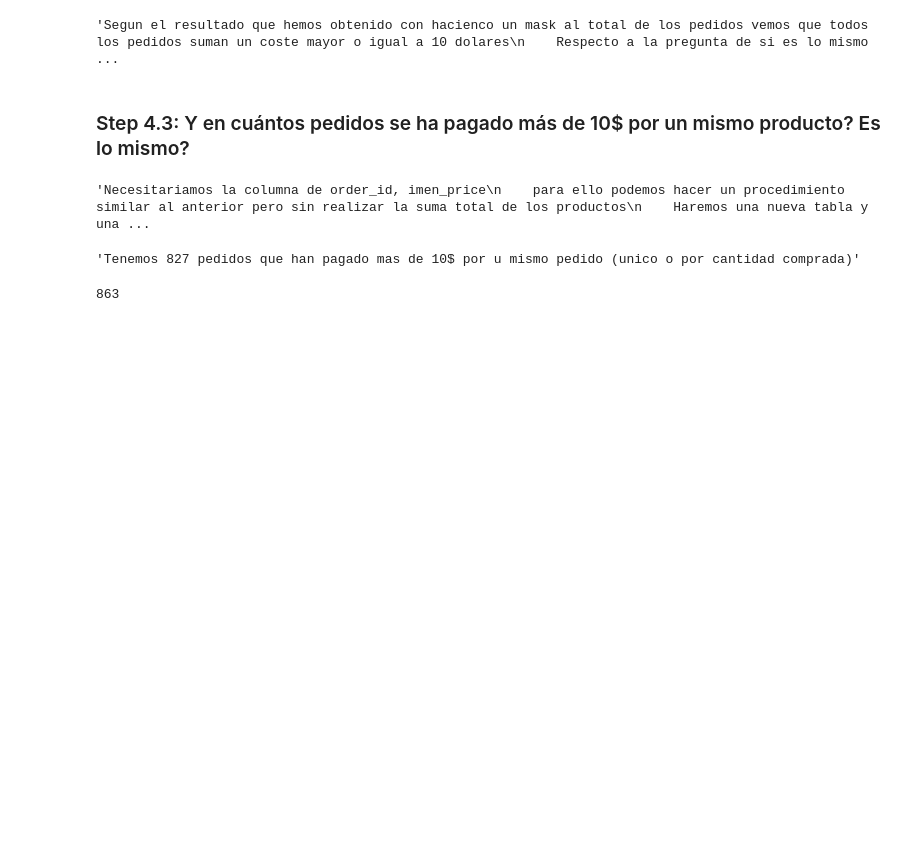
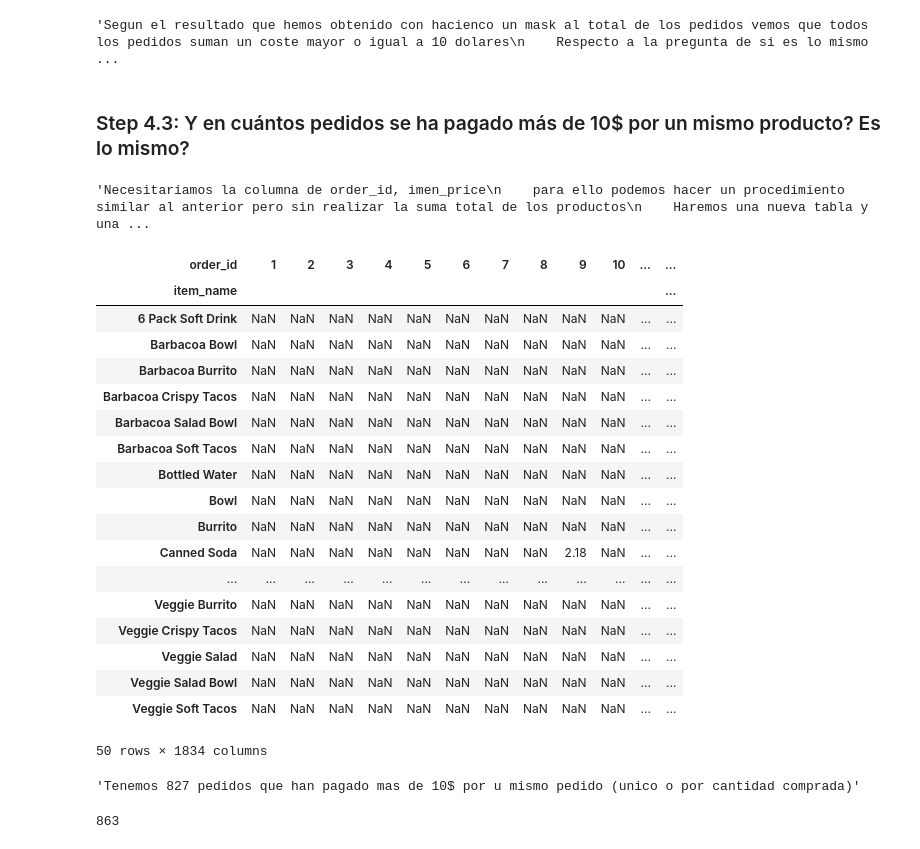
Before and after one commit to IreneAP19/2411_dsft_thebridge, a Jupyter notebook: 2-Data-Analysis/2-Pandas/Practica/1-Chipotle/Chipotle Irene.ipynb, the cells around one changed output. Cells and saved outputs as stored; diff of their text form; code cells hidden in the pictures; blank space fills up the shorter version.

```diff
--- a/2-Data-Analysis/2-Pandas/Practica/1-Chipotle/Chipotle Irene.ipynb
+++ b/2-Data-Analysis/2-Pandas/Practica/1-Chipotle/Chipotle Irene.ipynb
@@ -168,7 +168,28 @@ chipo["item_price"] = chipo["item_price"].replace("[\\$]","",regex=True).astype(
 # %%
 
 produc_ord_prec =chipo.pivot_table(index="item_name",columns="order_id",values="item_price")
 #de esta forma tendriamos una tabla completa con el nombre de producto en el eje 0 y las ordenes en el eje 1 llena con los precios de los productos
 #pedidos en cada orden (Nan en los que no se pidan) y luego tendriamos que hacer una suma de cada columna(orden de pedido)
+produc_ord_prec
+# %% [output]
+| order_id | 1 | 2 | 3 | 4 | 5 | 6 | 7 | 8 | 9 | 10 | ... | ... |
+| item_name |  |  |  |  |  |  |  |  |  |  |  | ... |
+| 6 Pack Soft Drink | NaN | NaN | NaN | NaN | NaN | NaN | NaN | NaN | NaN | NaN | ... | ... |
+| Barbacoa Bowl | NaN | NaN | NaN | NaN | NaN | NaN | NaN | NaN | NaN | NaN | ... | ... |
+| Barbacoa Burrito | NaN | NaN | NaN | NaN | NaN | NaN | NaN | NaN | NaN | NaN | ... | ... |
+| Barbacoa Crispy Tacos | NaN | NaN | NaN | NaN | NaN | NaN | NaN | NaN | NaN | NaN | ... | ... |
+| Barbacoa Salad Bowl | NaN | NaN | NaN | NaN | NaN | NaN | NaN | NaN | NaN | NaN | ... | ... |
+| Barbacoa Soft Tacos | NaN | NaN | NaN | NaN | NaN | NaN | NaN | NaN | NaN | NaN | ... | ... |
+| Bottled Water | NaN | NaN | NaN | NaN | NaN | NaN | NaN | NaN | NaN | NaN | ... | ... |
+| Bowl | NaN | NaN | NaN | NaN | NaN | NaN | NaN | NaN | NaN | NaN | ... | ... |
+| Burrito | NaN | NaN | NaN | NaN | NaN | NaN | NaN | NaN | NaN | NaN | ... | ... |
+| Canned Soda | NaN | NaN | NaN | NaN | NaN | NaN | NaN | NaN | 2.18 | NaN | ... | ... |
+| ... | ... | ... | ... | ... | ... | ... | ... | ... | ... | ... | ... | ... |
+| Veggie Burrito | NaN | NaN | NaN | NaN | NaN | NaN | NaN | NaN | NaN | NaN | ... | ... |
+| Veggie Crispy Tacos | NaN | NaN | NaN | NaN | NaN | NaN | NaN | NaN | NaN | NaN | ... | ... |
+| Veggie Salad | NaN | NaN | NaN | NaN | NaN | NaN | NaN | NaN | NaN | NaN | ... | ... |
+| Veggie Salad Bowl | NaN | NaN | NaN | NaN | NaN | NaN | NaN | NaN | NaN | NaN | ... | ... |
+| Veggie Soft Tacos | NaN | NaN | NaN | NaN | NaN | NaN | NaN | NaN | NaN | NaN | ... | ... |
+50 rows × 1834 columns
 # %%
 #FALLA EL RESULTADO
```
Also changed, not shown: parts of 6 cells of this notebook, 10 other files.
